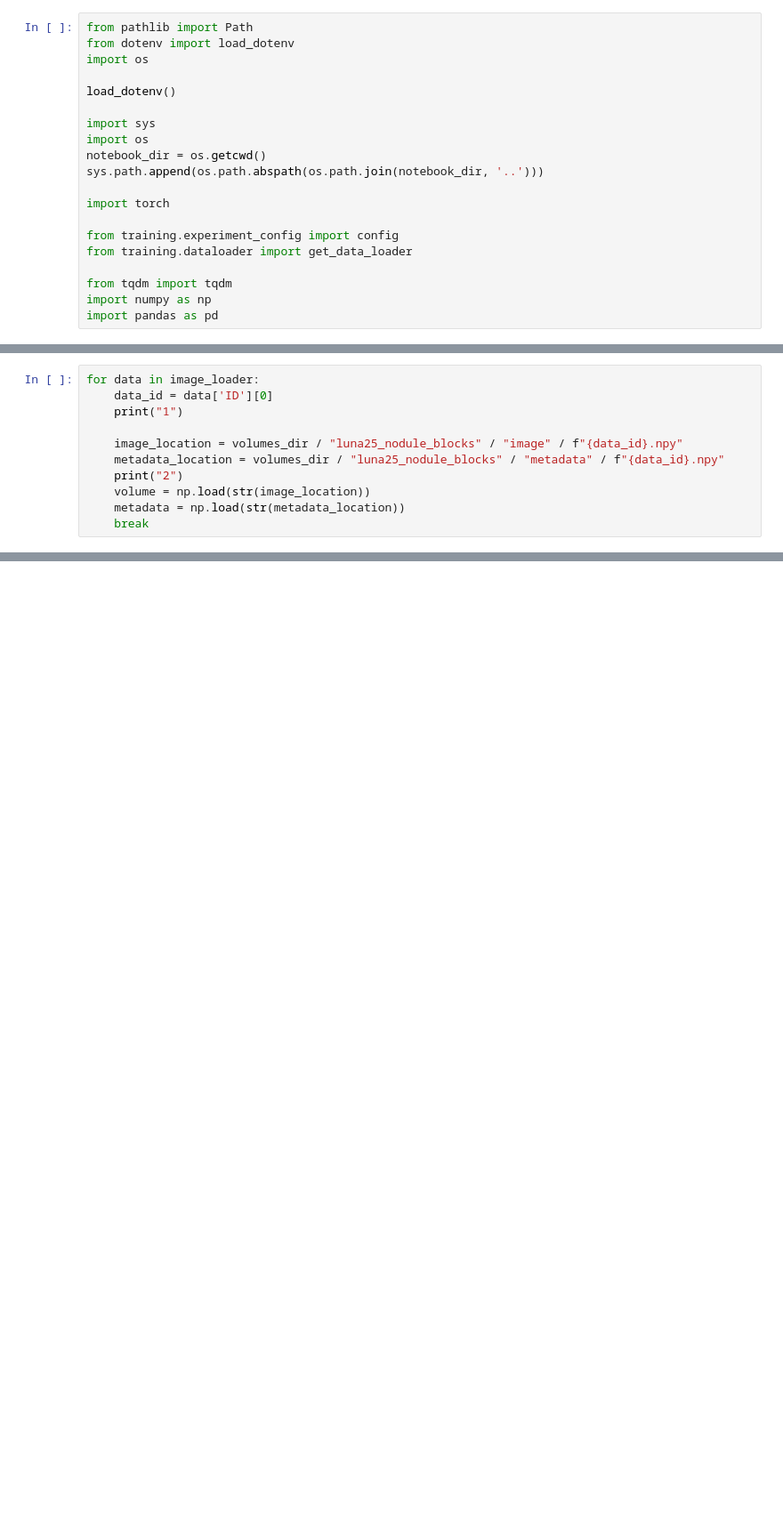
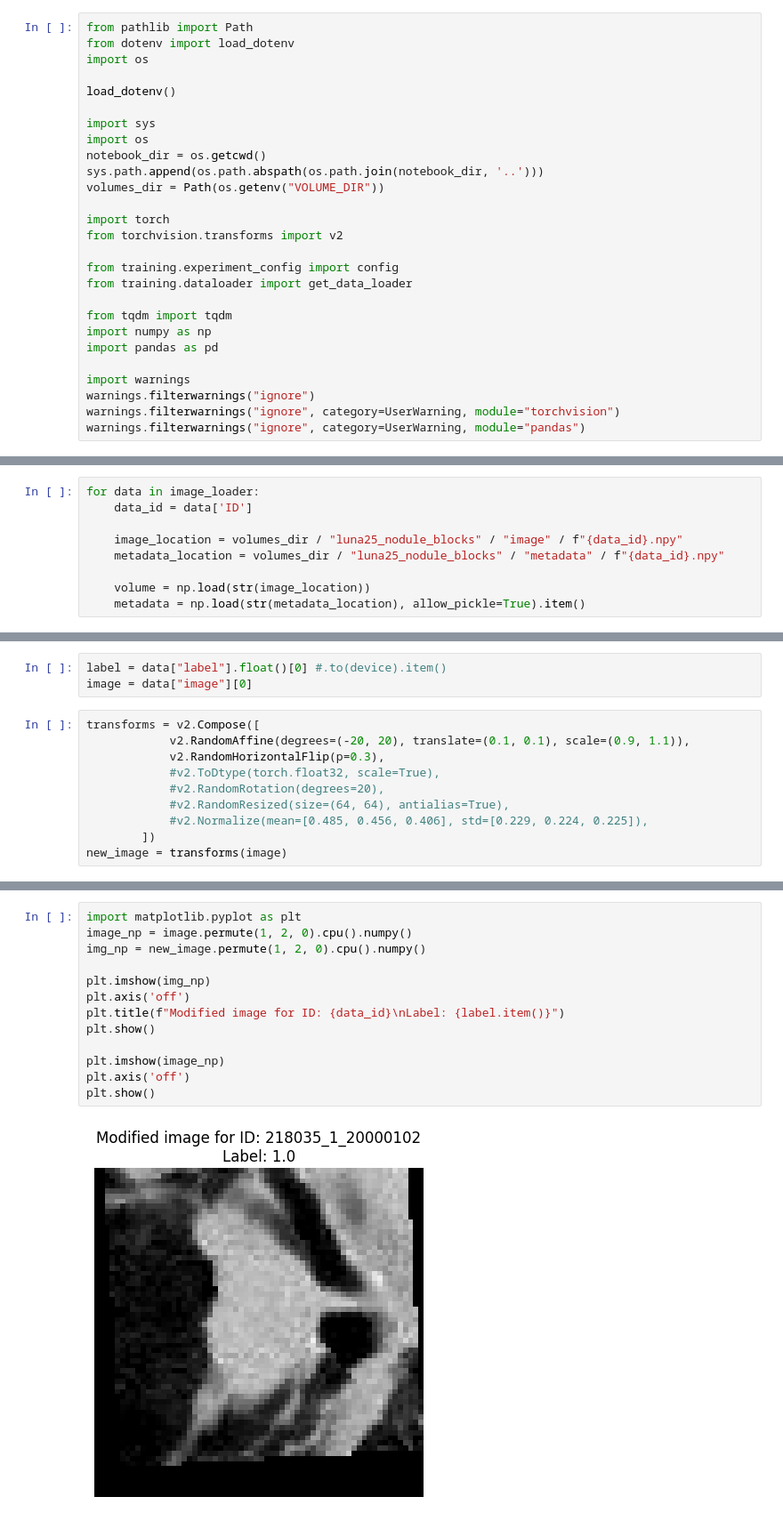
Before and after one commit to ChelsyMena/lung-nodule-classification, a Jupyter notebook: testing/data_augmentation.ipynb, the cells around one changed output, grey strips where cells are left out. Shown at 89% size. Saved outputs shown, nothing was run; the diff lists cells and outputs as text; blank space fills up the shorter version.

Commit message:
data augmented, allegedly

```diff
--- a/testing/data_augmentation.ipynb
+++ b/testing/data_augmentation.ipynb
@@ -9,8 +9,10 @@ import sys
 import os
 notebook_dir = os.getcwd()
 sys.path.append(os.path.abspath(os.path.join(notebook_dir, '..')))
+volumes_dir = Path(os.getenv("VOLUME_DIR"))
 
 import torch
+from torchvision.transforms import v2
 
 from training.experiment_config import config
 from training.dataloader import get_data_loader
@@ -18,6 +20,11 @@ from training.dataloader import get_data_loader
 from tqdm import tqdm
 import numpy as np
 import pandas as pd
+
+import warnings
+warnings.filterwarnings("ignore")
+warnings.filterwarnings("ignore", category=UserWarning, module="torchvision")
+warnings.filterwarnings("ignore", category=UserWarning, module="pandas")
 # %%
 train = pd.read_csv(config.CSV_DIR_TRAIN)
 train_ones = train[train["label"] == 1].reset_index(drop=True)
@@ -45,12 +52,10 @@ train_ones.head()
 | 4 | 211570 | 1.3.6.1.4.1.14519.5.2.1.7009.9004... | 20000102 | -56.20 | -17.22 | -71.04 | 1 | 211570_1_20000102 | 211570_1 | ... |
 # %%
 for data in image_loader:
-	data_id = data['ID'][0]
-	print("1")
+	data_id = data['ID']
 
 	image_location = volumes_dir / "luna25_nodule_blocks" / "image" / f"{data_id}.npy"
 	metadata_location = volumes_dir / "luna25_nodule_blocks" / "metadata" / f"{data_id}.npy"
-	print("2")
+
 	volume = np.load(str(image_location))
-	metadata = np.load(str(metadata_location))
-	break
+	metadata = np.load(str(metadata_location), allow_pickle=True).item()
@@ -62,0 +80,13 @@ metadata
+# %%
+label = data["label"].float()[0] #.to(device).item()
+image = data["image"][0]
+# %%
+transforms = v2.Compose([
+			v2.RandomAffine(degrees=(-20, 20), translate=(0.1, 0.1), scale=(0.9, 1.1)),
+			v2.RandomHorizontalFlip(p=0.3),
+			#v2.ToDtype(torch.float32, scale=True),
+			#v2.RandomRotation(degrees=20),
+			#v2.RandomResized(size=(64, 64), antialias=True),
+			#v2.Normalize(mean=[0.485, 0.456, 0.406], std=[0.229, 0.224, 0.225]),
+		])
+new_image = transforms(image)
@@ -62,0 +95,15 @@ metadata
+# %%
+import matplotlib.pyplot as plt
+image_np = image.permute(1, 2, 0).cpu().numpy()
+img_np = new_image.permute(1, 2, 0).cpu().numpy()
+
+plt.imshow(img_np)
+plt.axis('off')
+plt.title(f"Modified image for ID: {data_id}\nLabel: {label.item()}")
+plt.show()
+
+plt.imshow(image_np)
+plt.axis('off')
+plt.show()
+# %% [output]
+[figure, added]
```
Also changed, not shown: parts of 18 cells of this notebook, 2 other files.
